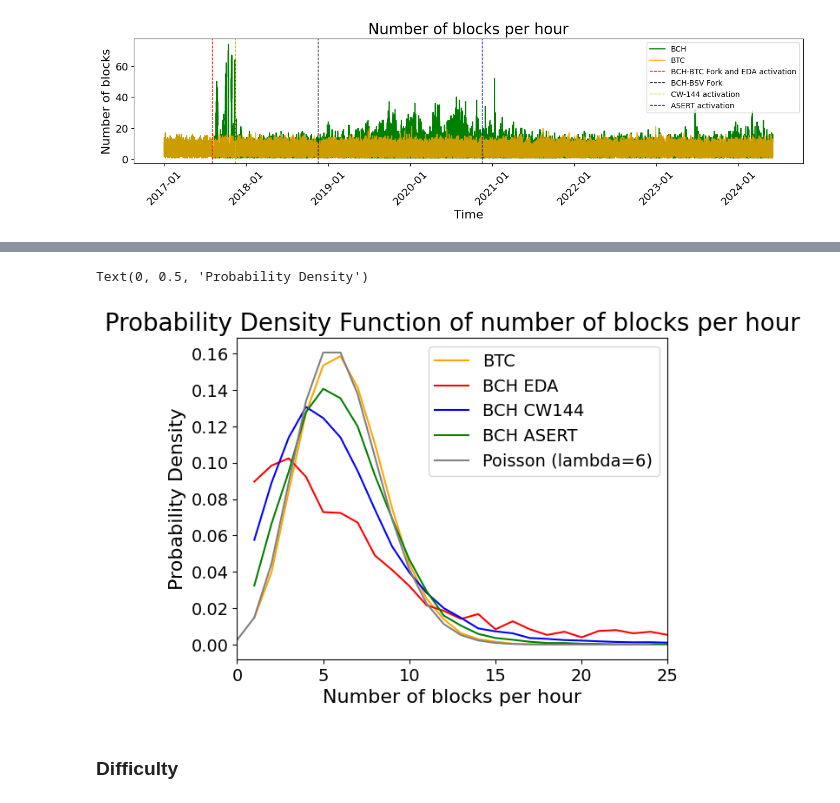
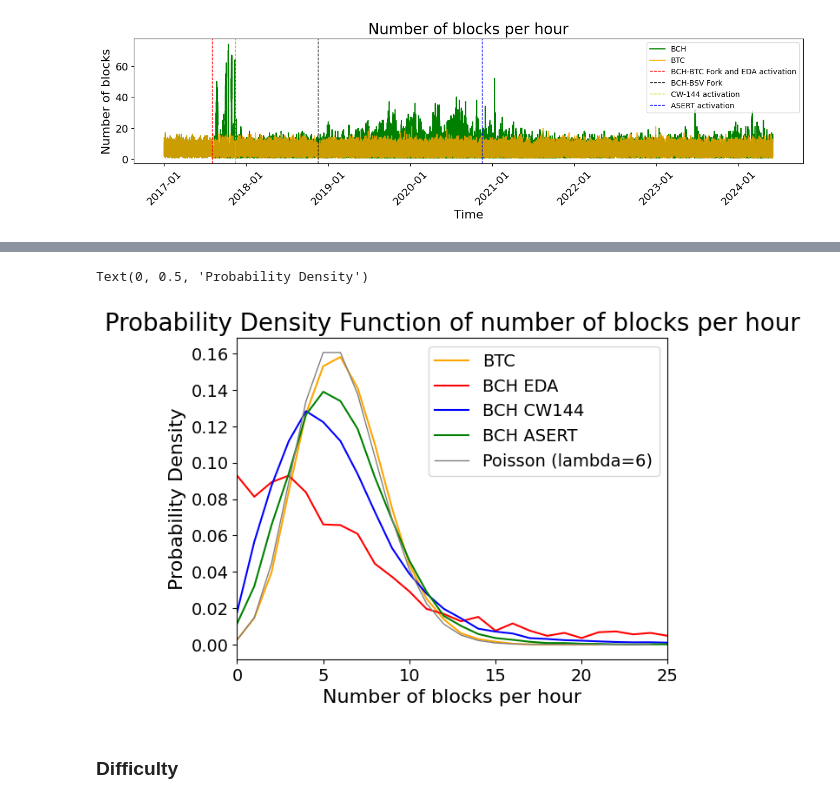
Before and after one commit to demKyr/BCH-DAA, a Jupyter notebook: visualisation.ipynb, the cells around one changed output, grey strips where cells are left out. Saved outputs shown, nothing was run; the diff lists cells and outputs as text; code cells hidden in the pictures.

Commit message:
Fix pdf graph bug

```diff
--- a/visualisation.ipynb
+++ b/visualisation.ipynb
@@ -362,3 +362,11 @@ plt.xticks(rotation=45)
 plt.show()
 # %% [output]
 [figure]
+# %%
+min_hour = q_res_BCH_hour_count['hour'].min()
+max_hour = q_res_BCH_hour_count['hour'].max()
+print(min_hour, max_hour)
+complete_range = pd.date_range(start=min_hour, end=max_hour, freq='h')
+complete_df = pd.DataFrame({'hour': complete_range})
+q_res_BCH_hour_count = pd.merge(complete_df, q_res_BCH_hour_count, on='hour', how='left').fillna({'record_count': 0})
+q_res_BTC_hour_count = pd.merge(complete_df, q_res_BTC_hour_count, on='hour', how='left').fillna({'record_count': 0})
@@ -365,28 +375,30 @@ plt.show()
 # %%
 q_res_BCH_hour_count_EDA = q_res_BCH_hour_count[(q_res_BCH_hour_count['hour'] >= '2017-08-01') & (q_res_BCH_hour_count['hour'] <= '2017-11-13')]
 q_res_BCH_hour_count_CW144 = q_res_BCH_hour_count[(q_res_BCH_hour_count['hour'] >= '2017-11-13') & (q_res_BCH_hour_count['hour'] <= '2020-11-15')]
 q_res_BCH_hour_count_ASERT = q_res_BCH_hour_count[(q_res_BCH_hour_count['hour'] >= '2020-11-15')]
+
+x_lim = 25
 
 BTC_pdf = q_res_BTC_hour_count['record_count'].value_counts(normalize=True).sort_index()
 BCH_EDA_pdf = q_res_BCH_hour_count_EDA['record_count'].value_counts(normalize=True).sort_index()
 BCH_CW144_pdf = q_res_BCH_hour_count_CW144['record_count'].value_counts(normalize=True).sort_index()
 BCH_ASERT_pdf = q_res_BCH_hour_count_ASERT['record_count'].value_counts(normalize=True).sort_index()
 
 x_lim = 25
 plt.plot(BTC_pdf.index, BTC_pdf.values, color='orange', label='BTC')
 plt.plot(BCH_EDA_pdf.index, BCH_EDA_pdf.values, color='red', label='BCH EDA')
 plt.plot(BCH_CW144_pdf.index, BCH_CW144_pdf.values, color='blue', label='BCH CW144')
 plt.plot(BCH_ASERT_pdf.index, BCH_ASERT_pdf.values, color='green', label='BCH ASERT')
-plt.plot(poisson.pmf(np.arange(0, x_lim), 6), color='gray', label='Poisson (lambda=6)')
+plt.plot(poisson.pmf(np.arange(0, x_lim), 6), color='gray', label='Poisson (lambda=6)', linewidth=1)
 plt.xlim(0, x_lim)
 plt.tick_params(axis='both', which='major', labelsize=14)
 plt.legend(fontsize=14)
 plt.title('Probability Density Function of number of blocks per hour', fontsize=20)
 plt.xlabel('Number of blocks per hour', fontsize=16)
 plt.ylabel('Probability Density', fontsize=16)
 # %% [output]
 Text(0, 0.5, 'Probability Density')
-[figure, old version]
+[figure, new version]
 # %% [markdown]
 ### Difficulty
 # %%
```
Also changed, not shown: parts of 10 cells of this notebook, 4 other files.
